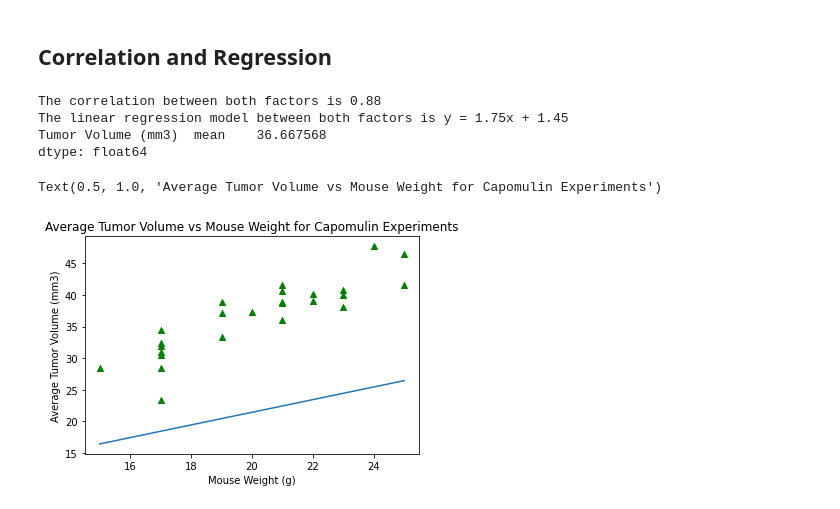
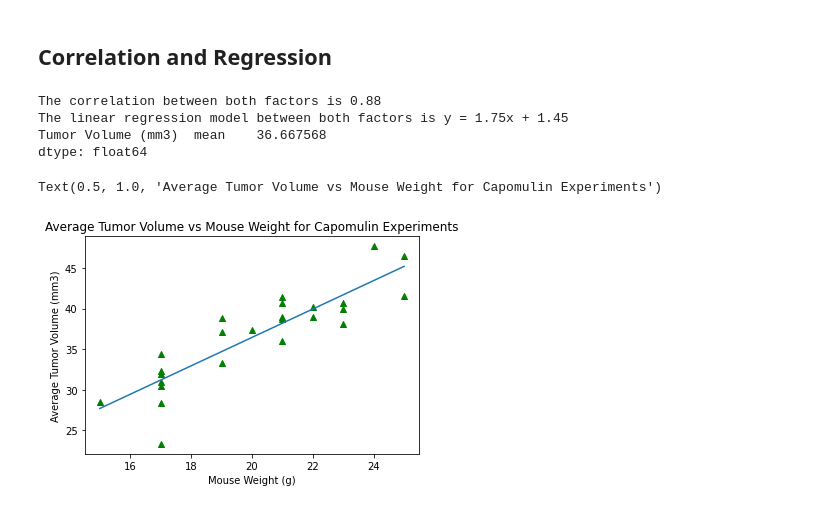
Before and after one commit to coreymcculley/matplotlib-challange, a Jupyter notebook: Pymaceuticals/HW05_Matplotlib_CAM.ipynb, the cells around one changed output. Drawn from its saved outputs; the diff is of its cells as text; code cells hidden in the pictures.

Commit message:
Fixed the issues with the regression

```diff
--- a/Pymaceuticals/HW05_Matplotlib_CAM.ipynb
+++ b/Pymaceuticals/HW05_Matplotlib_CAM.ipynb
@@ -343,33 +343,33 @@ Text(0.5, 1.0, 'Average Tumor Volume vs Mouse Weight for Capomulin Experiments')
 # %%
 # Calculate the correlation coefficient and linear regression model
 # for mouse weight and average tumor volume for the Capomulin regimen
 
 
-mouse_wt_cap=cap_df['Weight (g)'].values.tolist()
-tumor_vol_cap=cap_df["Tumor Volume (mm3)"].values.tolist()
+mouse_wt_cap=cap_df['Weight (g)']
+tumor_vol_cap=cap_df["Tumor Volume (mm3)"]
 
 mean_tvol_cap=tumor_vol_scat.mean()
 correlation = st.pearsonr(mouse_wt_cap, tumor_vol_cap)
 print(f"The correlation between both factors is {round(correlation[0],2)}")
 
 slope, intercept, rvalue, pvalue, stderr = linregress(mouse_wt_cap, tumor_vol_cap)
-regress_values = mouse_wt_cap * int(slope) + intercept
+regress_values = mouse_wt_cap * slope + intercept
 line_eq = "y = " + str(round(slope,2)) + "x + " + str(round(intercept,2))
 print(f"The linear regression model between both factors is {line_eq}")
 
 print(mean_tvol_cap)
 
 scatter_plot = plt.scatter(mouse_wt_cap, tumor_vol_cap, marker="^", facecolors="green")
 
 reg_plot = plt.plot(mouse_wt_cap, regress_values)
 
 plt.ylabel("Average Tumor Volume (mm3)")
 plt.xlabel("Mouse Weight (g)")
 plt.title("Average Tumor Volume vs Mouse Weight for Capomulin Experiments")
 # %% [output]
 The correlation between both factors is 0.88
 The linear regression model between both factors is y = 1.75x + 1.45
 Tumor Volume (mm3)  mean    36.667568
 dtype: float64
 Text(0.5, 1.0, 'Average Tumor Volume vs Mouse Weight for Capomulin Experiments')
-[figure, old version]
+[figure, new version]
```
